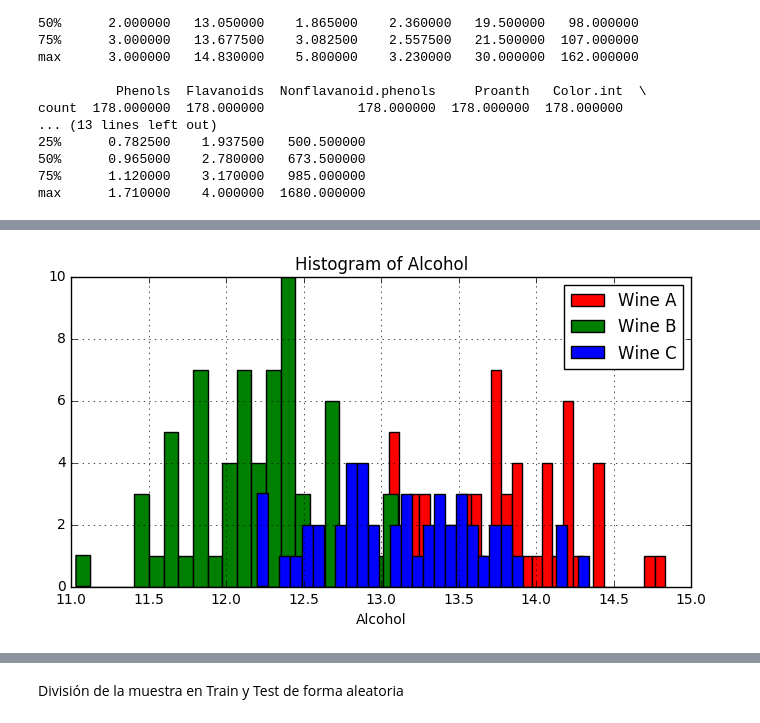
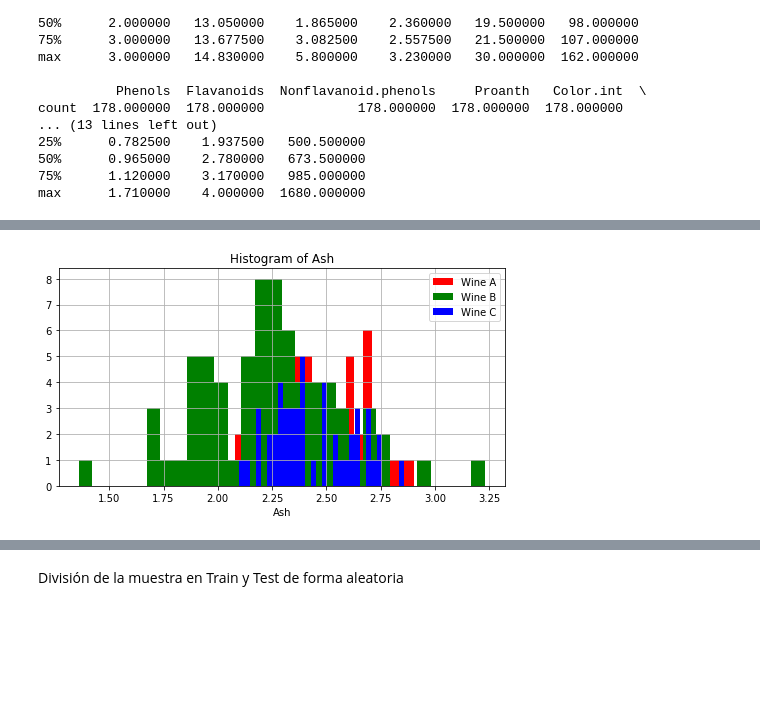
Before and after one commit to vabichequer/Lab1-ML, a Jupyter notebook: Muestra/Muestra.ipynb, the cells around one changed output, grey strips where cells are left out. Cells and saved outputs as stored; diff of their text form; code cells hidden in the pictures; blank space fills up the shorter version.

```diff
--- a/Muestra/Muestra.ipynb
+++ b/Muestra/Muestra.ipynb
@@ -7,6 +8,6 @@ import matplotlib.pyplot as plt
 # %%
 # Read Dataset
-dataset = pd.read_csv('C:\\Users\Ana\Documents\home\Master-TIC\Curso_2016-17\wine.csv',delimiter=',',header=0)
+dataset = pd.read_csv('wine.csv',delimiter=',',header=0)
 dataset
 # %% [output]
 |  | Wine | Alcohol | Malic.acid | Ash | Acl | Mg | Phenols | Flavanoids | Nonflavanoid.phenols | ... |
@@ -119,14 +95,14 @@ plt.show()
 # %%
 ### Histogram of Alcohol variable
 
 plt.figure(figsize=(8,4))
-plt.hist(dataset[dataset.Wine==1].Alcohol, 30, facecolor='r')
-plt.hist(dataset[dataset.Wine==2].Alcohol, 30, facecolor='g')
-plt.hist(dataset[dataset.Wine==3].Alcohol, 30, facecolor='b')
-plt.title('Histogram of Alcohol')
+plt.hist(dataset[dataset.Wine==1].Ash, 30, facecolor='r')
+plt.hist(dataset[dataset.Wine==2].Ash, 30, facecolor='g')
+plt.hist(dataset[dataset.Wine==3].Ash, 30, facecolor='b')
+plt.title('Histogram of Ash')
 plt.legend(['Wine A','Wine B','Wine C'])
-plt.xlabel("Alcohol")
+plt.xlabel("Ash")
 plt.grid(True)
 plt.show()
 # %% [output]
-[figure, old version]
+[figure, new version]
```
Also changed, not shown: parts of 9 cells of this notebook, 3 other files.
